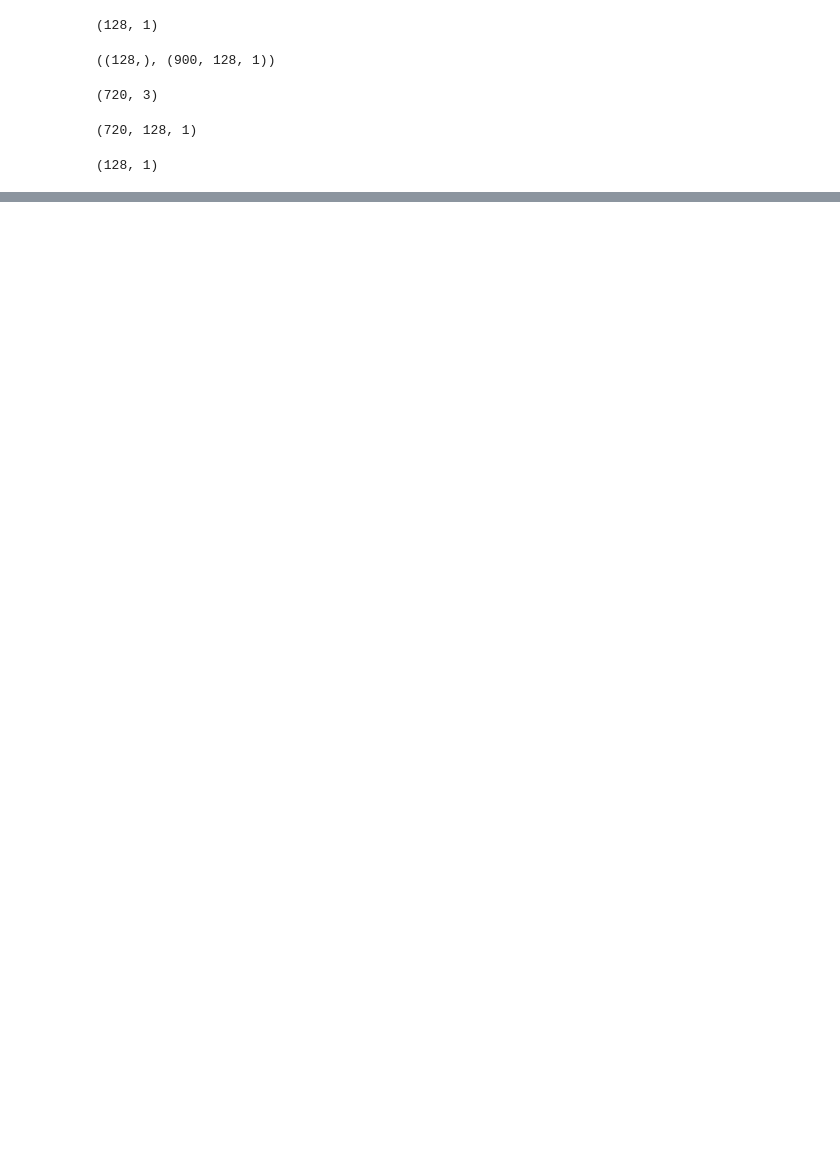
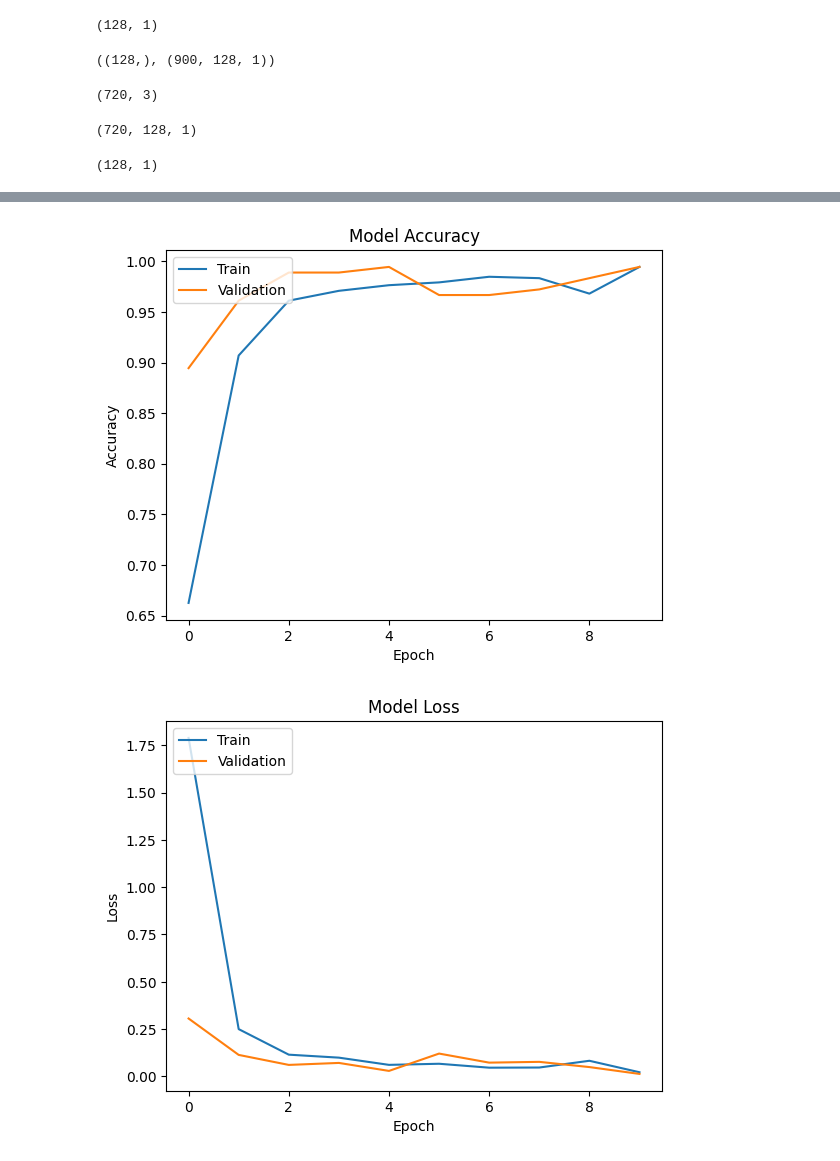
Before and after one commit to Bassem-2000/Voice-Classification, a Jupyter notebook: Untitled.ipynb, the cells around one changed output, grey strips where cells are left out. Drawn from its saved outputs; the diff is of its cells as text; code cells hidden in the pictures; blank space fills up the shorter version.

```diff
--- a/Untitled.ipynb
+++ b/Untitled.ipynb
@@ -259,12 +171,23 @@ x_train[0].shape
 # %% [output]
 (128, 1)
 # %%
+
+# model = Sequential()
+# model.add(Dense(100, input_shape= (128,), activation= 'relu'))
+# model.add(Dense(100, activation='relu'))
+# model.add(Dense(100, activation='relu'))
+# model.add(Dense(3, activation='softmax'))
+# model.summary()
+
+
+# model.compile(loss= 'sparse_categorical_crossentropy', metrics=['accuracy'], optimizer='adam')
+# history = model.fit(x_train, y_train, validation_data=(x_test, y_test), epochs=30, batch_size=8)
+
+
 input_shape = x_train[0].shape
 
-# Define input layer
 inputs = Input(shape=input_shape)
 
-# Add convolutional layers
 x = Conv1D(32, 3, activation='relu')(inputs)
 x = MaxPooling1D(2)(x)
 x = Conv1D(64, 3, activation='relu')(x)
@@ -272,17 +195,11 @@ x = MaxPooling1D(2)(x)
 x = Conv1D(128, 3, activation='relu')(x)
 x = MaxPooling1D(2)(x)
 
-# Add fully connected layers
 x = Flatten()(x)
 x = Dense(256, activation='relu')(x)
 outputs = Dense(3, activation='softmax')(x)
 
-# Define model
 model = Model(inputs=inputs, outputs=outputs)
 
-# Compile model
-model.compile(optimizer='adam', loss='categorical_crossentropy', metrics=['accuracy'])
-
-# Train model
-model.fit(x_train, y_train, validation_data=(x_test, y_test), epochs=10, batch_size=8)
+model.summary()
 # %% [output]
@@ -309,0 +223,3 @@ Epoch 10/10
+# %%
+model.compile(optimizer='adam', loss='categorical_crossentropy', metrics=['accuracy'])
+history = model.fit(x_train, y_train, validation_data=(x_test, y_test), epochs=10, batch_size=8)
@@ -310 +247,20 @@ Epoch 10/10
+# %%
+plt.plot(history.history['accuracy'])
+plt.plot(history.history['val_accuracy'])
+plt.title('Model Accuracy')
+plt.ylabel('Accuracy')
+plt.xlabel('Epoch')
+plt.legend(['Train', 'Validation'], loc= 'upper left')
+plt.show()
+
+plt.plot(history.history['loss'])
+plt.plot(history.history['val_loss'])
+plt.title('Model Loss')
+plt.ylabel('Loss')
+plt.xlabel('Epoch')
+plt.legend(['Train', 'Validation'], loc= 'upper left')
+plt.show()
+# %% [output]
+[figure, added]
+[figure, added]
 # %%
```
Also changed, not shown: parts of 41 cells of this notebook.
